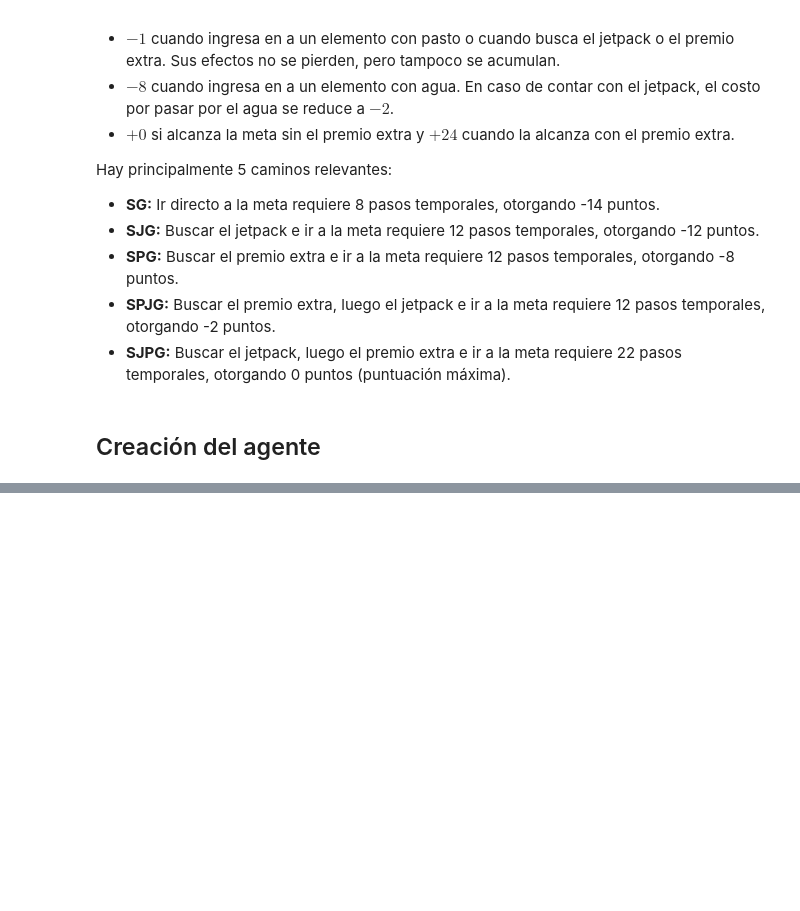
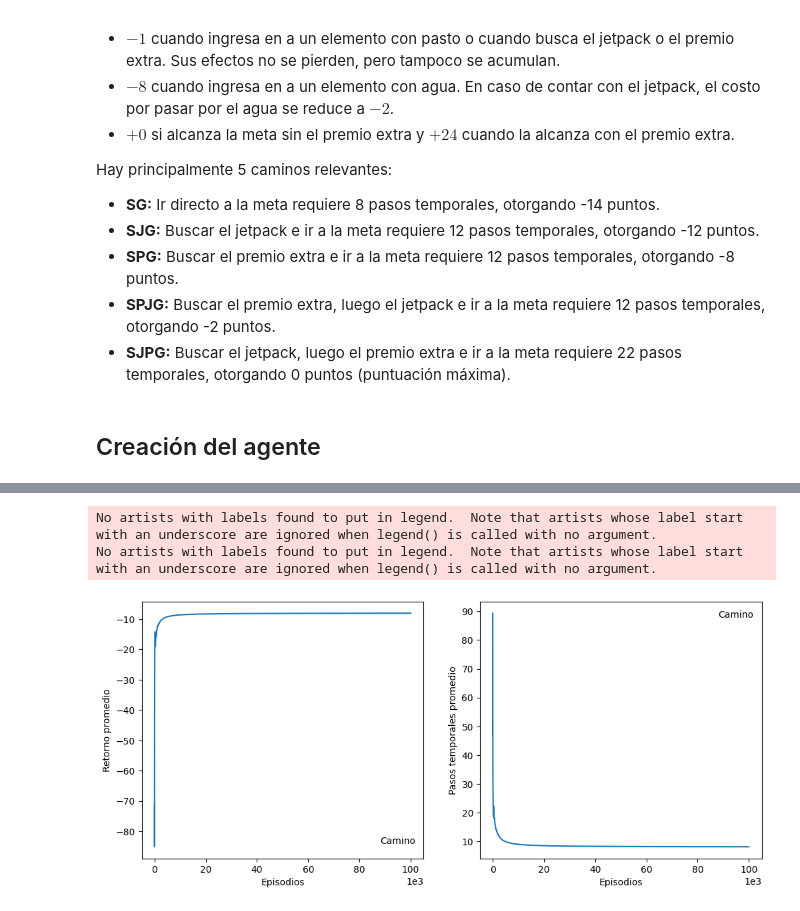
Before and after one commit to Cheva94/Diplo_Opt, a Jupyter notebook: 2_RL/Resolucion_Lab2.ipynb, the cells around one changed output, grey strips where cells are left out. Drawn from its saved outputs; the diff is of its cells as text; code cells hidden in the pictures; blank space fills up the shorter version.

```diff
--- a/2_RL/Resolucion_Lab2.ipynb
+++ b/2_RL/Resolucion_Lab2.ipynb
@@ -180,0 +435,48 @@ class ChevasOdyssey(gym.Env):
+# %%
+def mean_evol(Arr: np.ndarray) -> np.ndarray:
+    """
+    Suaviza la curva de aprendizaje o de recompensa.
+    Args:
+        Arr: array a suavizar
+    """
+
+    eps_val = np.linspace(1, len(Arr) + 1, len(Arr) + 1)
+    cum_vals = np.cumsum(Arr)
+
+    val_per_eps = [cum_vals[i] / eps_val[i] for i in range(len(cum_vals))]
+
+    return np.array(val_per_eps)
+# %%
+_, axs = plt.subplots(1, 2, figsize=(12, 5))
+
+File = pd.read_csv(f'Outputs/Lab2/SARSA-epGreedy_its-2000_eps-100000_a-0.05_g-1_e-0.005.csv', header=None, sep='\t').iloc[153:, :2].to_numpy().astype(int)
+
+axs[0].plot(mean_evol(File[:,0]))#, label=rf'$\gamma$ = {p_g}')
+axs[1].plot(mean_evol(File[:,1]))#, label=rf'$\gamma$ = {p_g}')
+
+# axs[0].set_ylim(-18, -12)
+# axs[1].set_ylim(12, 18)
+
+# axs[0].axhline(-13, color='red', linestyle=':', label='Óptimo')
+# axs[0].axhline(-17, color='blue', linestyle=':', label='Seguro')
+
+axs[0].set_xlabel('Episodios')
+axs[1].set_xlabel('Episodios')
+
+# axs[1].axhline(13, color='red', linestyle=':', label='Óptimo')
+# axs[1].axhline(17, color='blue', linestyle=':', label='Seguro')
+
+axs[0].ticklabel_format(style='sci', axis='x', scilimits=(3,3))
+axs[1].ticklabel_format(style='sci', axis='x', scilimits=(3,3))
+
+axs[0].set_ylabel('Retorno promedio')
+axs[1].set_ylabel('Pasos temporales promedio')
+
+axs[0].legend(loc='lower right', frameon=False, fancybox=True, title='Camino')
+axs[1].legend(loc='upper right', frameon=False, fancybox=True, title='Camino')
+
+plt.savefig('Outputs/Lab2/SARSA-epGreedy_its-2000_eps-100_a-0.05_g-1_e-0.005.png')
+# %% [output]
+No artists with labels found to put in legend.  Note that artists whose label start with an underscore are ignored when legend() is called with no argument.
+No artists with labels found to put in legend.  Note that artists whose label start with an underscore are ignored when legend() is called with no argument.
+[figure, added]
```
Also changed, not shown: parts of 6 cells of this notebook, 3 other files.
